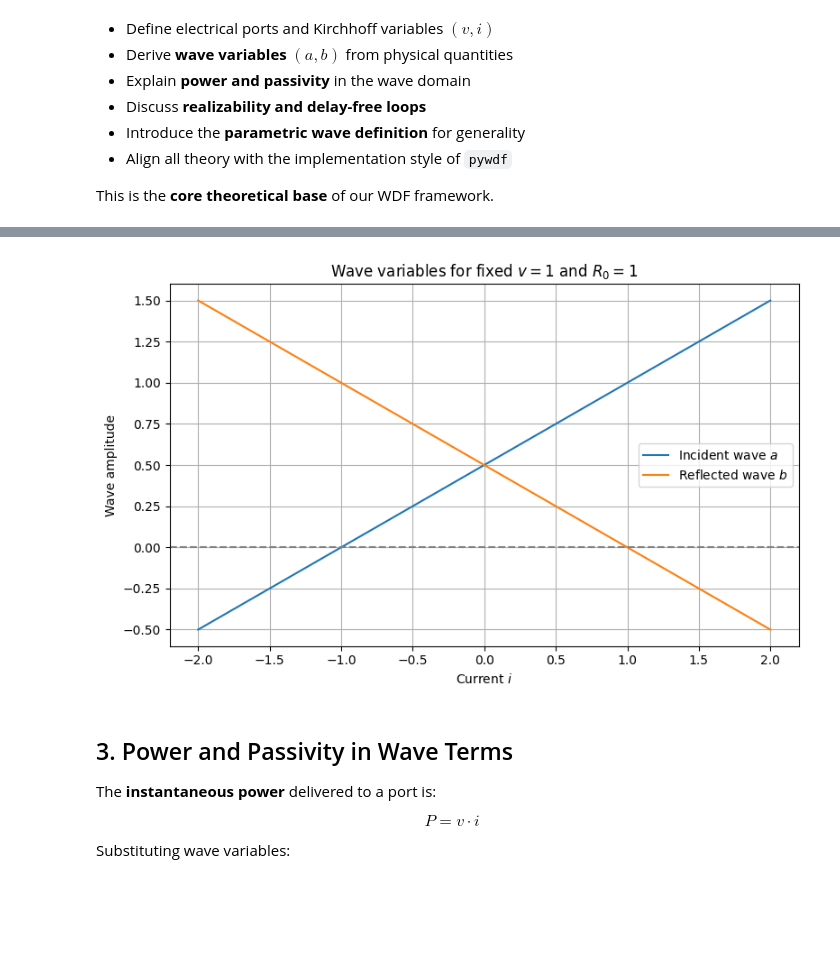
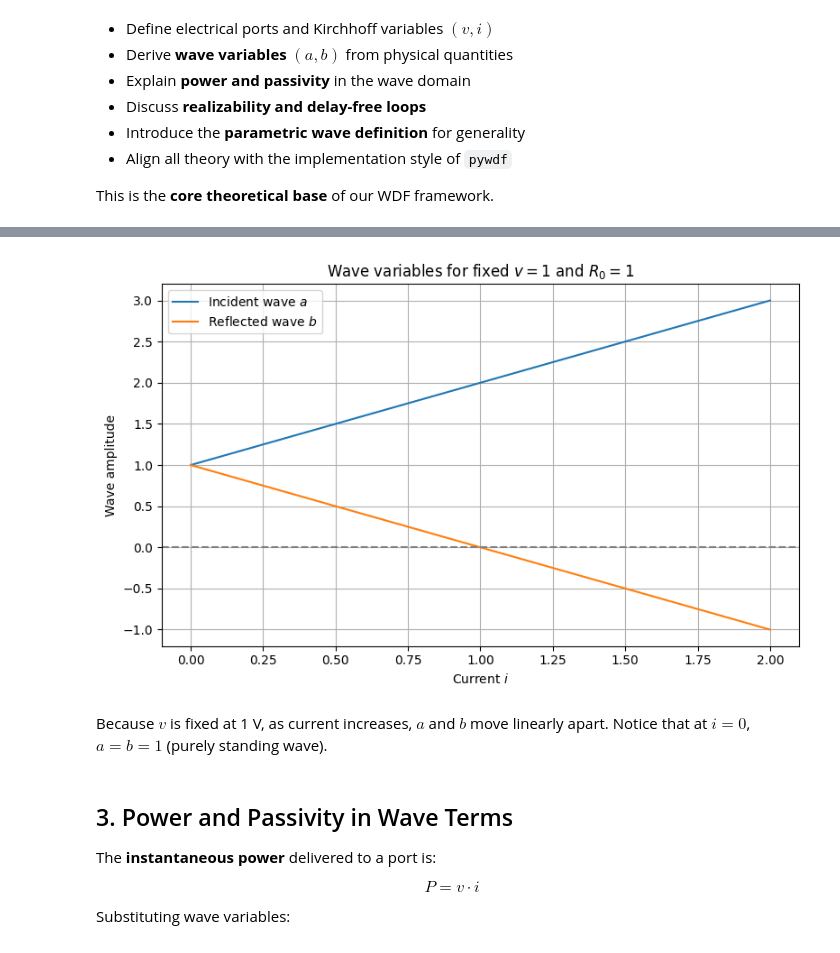
Before and after one commit to cepatinog/wdf-tutorial, a Jupyter notebook: notebooks/01_Ports_and_Waves.ipynb, the cells around one changed output, grey strips where cells are left out. Cells and saved outputs as stored; diff of their text form; code cells hidden in the pictures; blank space fills up the shorter version.

```diff
--- a/notebooks/01_Ports_and_Waves.ipynb
+++ b/notebooks/01_Ports_and_Waves.ipynb
@@ -122,32 +129,34 @@ This transformation is **linear and invertible** as long as $ R_0 \ne 0 $.
 # %%
 import numpy as np
 import matplotlib.pyplot as plt
 
 def vi_to_ab(v, i, R0):
     a = v + R0 * i
     b = v - R0 * i
     return a, b
 
 
-i_vals = np.linspace(-2, 2, 200)
+i_vals = np.linspace(0, 2, 200)
 v = 1.0
 R0 = 1.0
 
 a_vals, b_vals = zip(*[vi_to_ab(v, i, R0) for i in i_vals])
 
 plt.figure(figsize=(8, 5))
 plt.plot(i_vals, a_vals, label='Incident wave $a$')
 plt.plot(i_vals, b_vals, label='Reflected wave $b$')
 plt.axhline(0, color='gray', linestyle='--')
 plt.xlabel("Current $i$")
 plt.ylabel("Wave amplitude")
 plt.title("Wave variables for fixed $v=1$ and $R_0 = 1$")
 plt.legend()
 plt.grid()
 plt.tight_layout()
 plt.show()
 # %% [output]
-[figure, old version]
+[figure, new version]
+# %% [markdown]
+Because $v$ is fixed at 1 V, as current increases, $a$ and $b$ move linearly apart. Notice that at $i=0$, $a=b=1$ (purely standing wave).
 # %% [markdown]
 ## 3. Power and Passivity in Wave Terms
 
```
Also changed, not shown: parts of 3 cells of this notebook, 3 other files.
